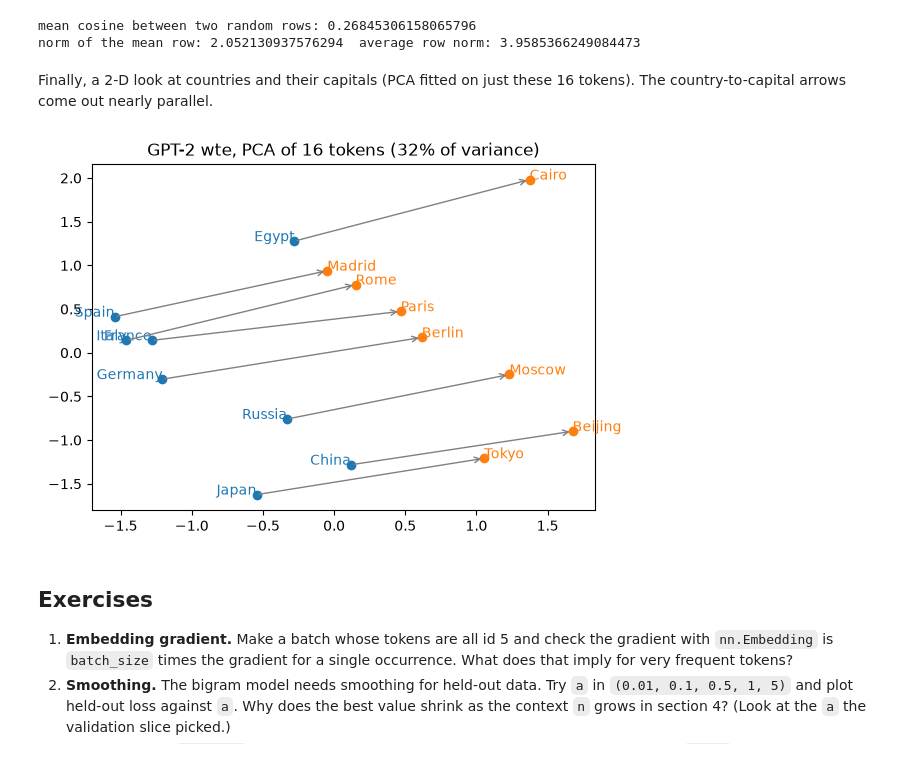
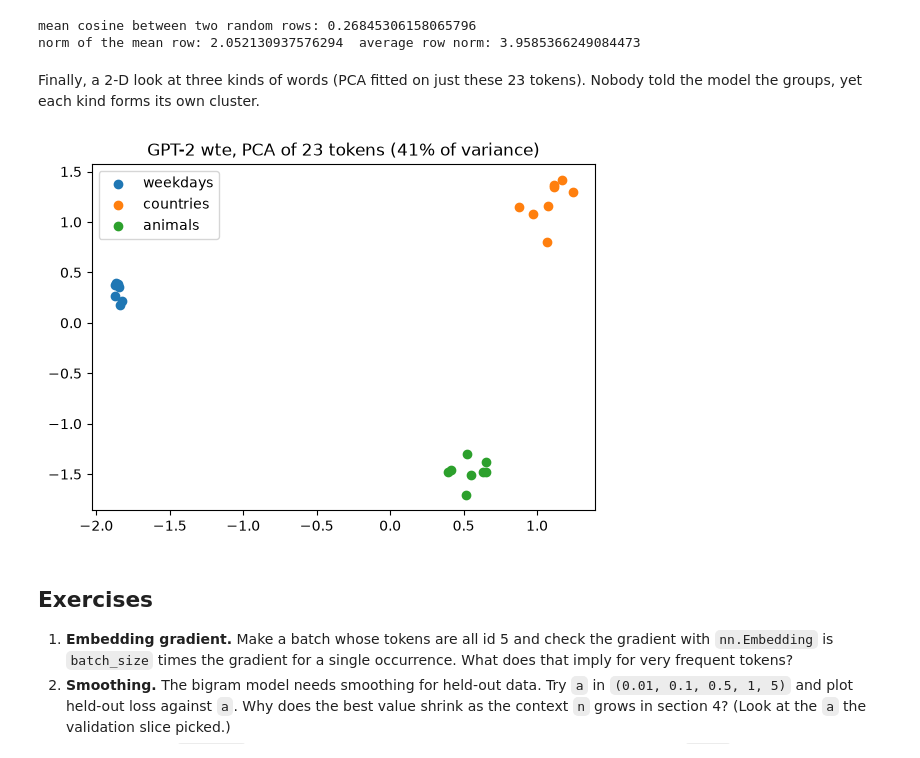
Before and after one commit to ayushais/llm_learning, a Jupyter notebook: notebooks/03_embeddings_bigram.ipynb, the cells around one changed output. Saved outputs shown, nothing was run; the diff lists cells and outputs as text; code cells hidden in the pictures.

```diff
--- a/notebooks/03_embeddings_bigram.ipynb
+++ b/notebooks/03_embeddings_bigram.ipynb
@@ -324,21 +324,22 @@ print("norm of the mean row:", float(Wg.mean(0).norm()), " average row norm:", f
 # %% [output]
 mean cosine between two random rows: 0.26845306158065796
 norm of the mean row: 2.052130937576294  average row norm: 3.9585366249084473
-# %% [markdown]
-Finally, a 2-D look at countries and their capitals (PCA fitted on just these 16 tokens). The country-to-capital arrows come out nearly parallel.
+# %% [markdown]
+Finally, a 2-D look at three kinds of words (PCA fitted on just these 23 tokens). Nobody told the model the groups, yet each kind forms its own cluster.
 # %%
-countries = [" France", " Germany", " Italy", " Spain", " Japan", " China", " Russia", " Egypt"]
-capitals = [" Paris", " Berlin", " Rome", " Madrid", " Tokyo", " Beijing", " Moscow", " Cairo"]
-Mx = Wg[[tid(s) for s in countries + capitals]]; Mc = Mx - Mx.mean(0)
+groups = {"weekdays": [" Monday", " Tuesday", " Wednesday", " Thursday", " Friday", " Saturday", " Sunday"],
+          "countries": [" France", " Germany", " Italy", " Spain", " Japan", " China", " Russia", " Egypt"],
+          "animals": [" dog", " cat", " horse", " cow", " pig", " sheep", " lion", " tiger"]}
+words = [(g, w) for g, ws in groups.items() for w in ws]
+Mx = Wg[[tid(w) for _, w in words]]; Mc = Mx - Mx.mean(0)
 _, S, Vh = torch.linalg.svd(Mc, full_matrices=False); xy = (Mc @ Vh[:2].T).numpy()
 plt.figure(figsize=(6.5, 4.5))
-for i, (c, k) in enumerate(zip(countries, capitals)):
-    plt.annotate("", xy=xy[8 + i], xytext=xy[i], arrowprops=dict(arrowstyle="->", color="gray"))
-    plt.text(*xy[i], c.strip(), color="C0", ha="right"); plt.text(*xy[8 + i], k.strip(), color="C1")
-plt.scatter(*xy[:8].T, c="C0"); plt.scatter(*xy[8:].T, c="C1")
-plt.title(f"GPT-2 wte, PCA of 16 tokens ({(S[:2]**2).sum() / (S**2).sum():.0%} of variance)"); plt.show()
+for j, g in enumerate(groups):
+    idx = [i for i, (gg, _) in enumerate(words) if gg == g]
+    plt.scatter(*xy[idx].T, c=f"C{j}", label=g)
+plt.legend(); plt.title(f"GPT-2 wte, PCA of {len(words)} tokens ({(S[:2]**2).sum() / (S**2).sum():.0%} of variance)"); plt.show()
 # %% [output]
-[figure, old version]
+[figure, new version]
 # %% [markdown]
 ## Exercises
 1. **Embedding gradient.** Make a batch whose tokens are all id 5 and check the gradient with `nn.Embedding` is `batch_size` times the gradient for a single occurrence. What does that imply for very frequent tokens?
```
Also changed, not shown: parts of 1 cell of this notebook, 5 other files.
